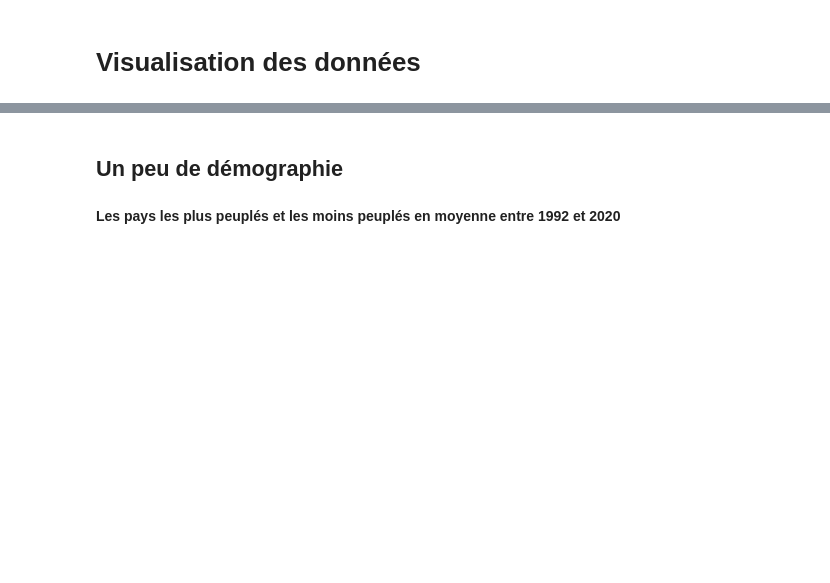
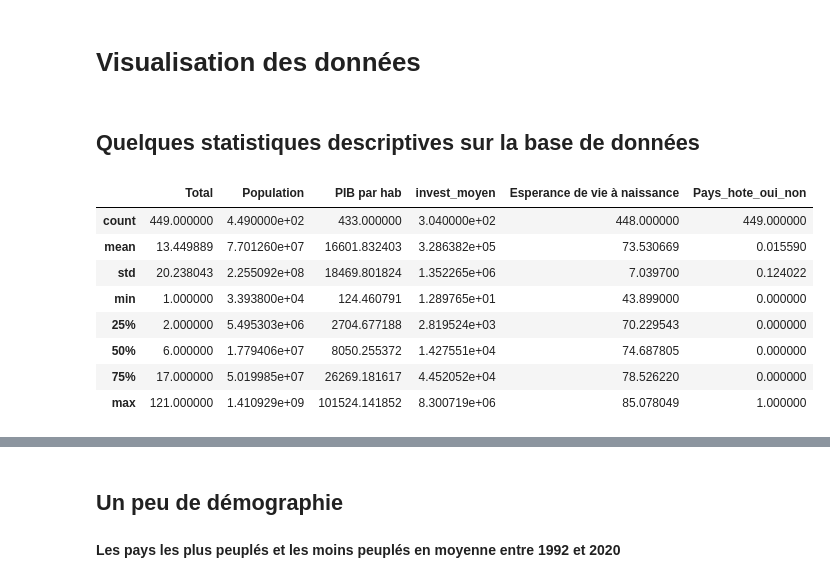
Before and after one commit to clemencebriodeau/Projet-python, a Jupyter notebook: Visualisation.ipynb, the cells around one changed output, grey strips where cells are left out. Saved outputs shown, nothing was run; the diff lists cells and outputs as text; code cells hidden in the pictures; blank space fills up the shorter version.

Commit message:
Description stats desc (#26)

```diff
--- a/Visualisation.ipynb
+++ b/Visualisation.ipynb
@@ -10,0 +11,15 @@ sns.set()
+# %% [markdown]
+## Quelques statistiques descriptives sur la base de données
+# %%
+df_stats = df[['Total', 'Population', 'PIB par hab', 'invest_moyen', 'Esperance de vie à naissance', 'Pays_hote_oui_non']]
+df_stats.describe()
+# %% [output]
+|  | Total | Population | PIB par hab | invest_moyen | Esperance de vie à naissance | Pays_hote_oui_non |
+| count | 449.000000 | 4.490000e+02 | 433.000000 | 3.040000e+02 | 448.000000 | 449.000000 |
+| mean | 13.449889 | 7.701260e+07 | 16601.832403 | 3.286382e+05 | 73.530669 | 0.015590 |
+| std | 20.238043 | 2.255092e+08 | 18469.801824 | 1.352265e+06 | 7.039700 | 0.124022 |
+| min | 1.000000 | 3.393800e+04 | 124.460791 | 1.289765e+01 | 43.899000 | 0.000000 |
+| 25% | 2.000000 | 5.495303e+06 | 2704.677188 | 2.819524e+03 | 70.229543 | 0.000000 |
+| 50% | 6.000000 | 1.779406e+07 | 8050.255372 | 1.427551e+04 | 74.687805 | 0.000000 |
+| 75% | 17.000000 | 5.019985e+07 | 26269.181617 | 4.452052e+04 | 78.526220 | 0.000000 |
+| max | 121.000000 | 1.410929e+09 | 101524.141852 | 8.300719e+06 | 85.078049 | 1.000000 |
```
Also changed, not shown: parts of 6 cells of this notebook.
